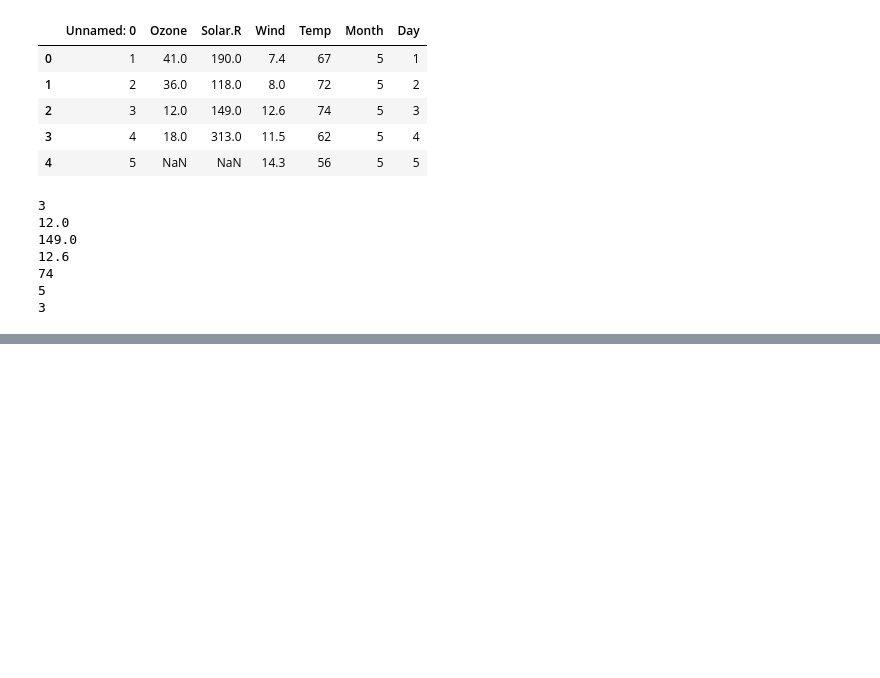
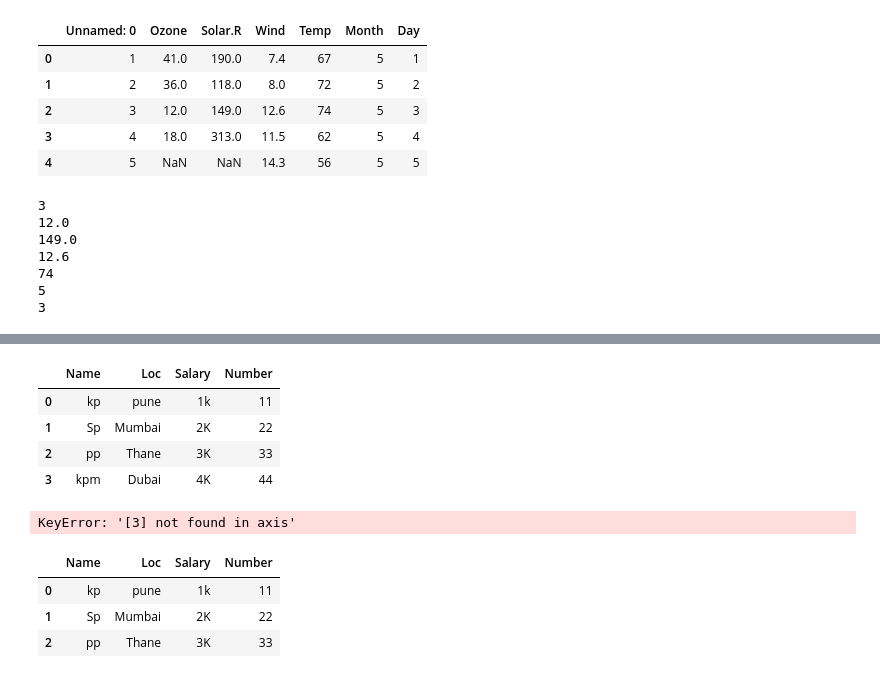
Before and after one commit to kalpesh521/CP, a Jupyter notebook: Python Codes/pandas.ipynb, the cells around one changed output, grey strips where cells are left out. Cells and saved outputs as stored; diff of their text form; code cells hidden in the pictures; blank space fills up the shorter version.

```diff
--- a/Python Codes/pandas.ipynb
+++ b/Python Codes/pandas.ipynb
@@ -145,0 +170,21 @@ for i in clmn:
+# %%
+Number=[11,22,33,44]  #Addition Column
+df['Number']=Number
+df
+# %% [output]
+|  | Name | Loc | Salary | Number |
+| 0 | kp | pune | 1k | 11 |
+| 1 | Sp | Mumbai | 2K | 22 |
+| 2 | pp | Thane | 3K | 33 |
+| 3 | kpm | Dubai | 4K | 44 |
+# %%
+df.drop([3],inplace=True) #deletion of row
+# %% [output]
+KeyError: '[3] not found in axis'
+# %%
+df
+# %% [output]
+|  | Name | Loc | Salary | Number |
+| 0 | kp | pune | 1k | 11 |
+| 1 | Sp | Mumbai | 2K | 22 |
+| 2 | pp | Thane | 3K | 33 |
```
Also changed, not shown: parts of 4 cells of this notebook.
